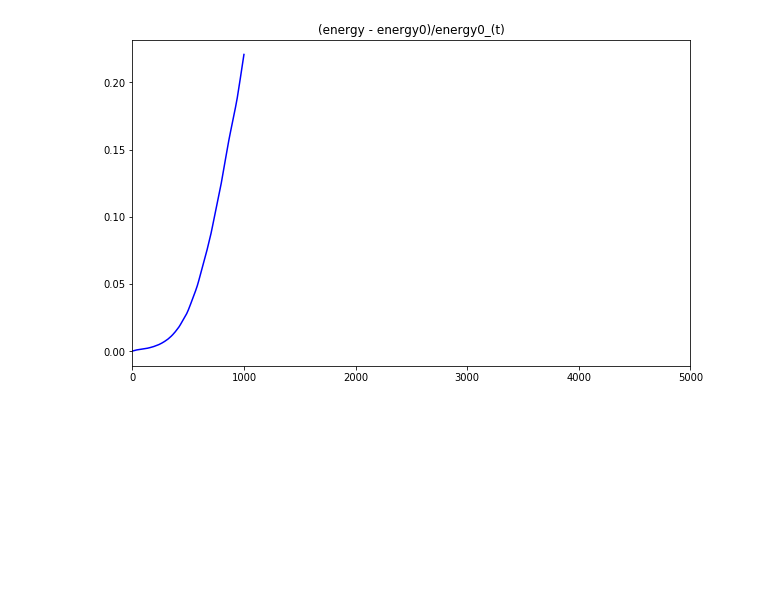
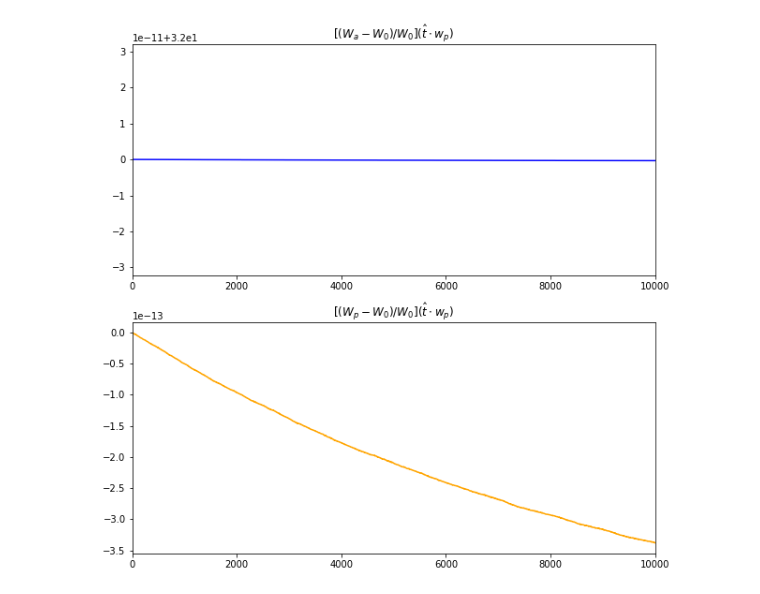
Before and after one commit to vakurshakov/plasma_confinement, a Jupyter notebook: diagnostics/energy_conservation/Energy_conservation.ipynb, the cells around one changed output. Drawn from its saved outputs; the diff is of its cells as text; code cells hidden in the pictures; blank space fills up the shorter version.

```diff
--- a/diagnostics/energy_conservation/Energy_conservation.ipynb
+++ b/diagnostics/energy_conservation/Energy_conservation.ipynb
@@ -1,27 +1,42 @@
 # %%
-I = []
+import numpy as np
+Wp = []
+Wa = []
 
 with open("energy_values.txt", 'r') as f:
-    TIME = (int)(f.readline())
-    I0 = (float)(f.readline())
-    for t in range(TIME)[:-3]:
-        I.append(float(f.readline()[:-1]))
+    TIME_dt = f.readline()[:-1]
+    TIME = (int)(TIME_dt.split(' ')[0])
+    dt = (float)(TIME_dt.split(' ')[1])
+    W0 = (float)(f.readline())
+    for t in range(TIME):
+        Wp_Wa = f.readline()[:-1]
+        Wp.append(float(Wp_Wa.split(' ')[0]))
+        Wa.append(float(Wp_Wa.split(' ')[1]))
+
+Wp = np.asarray(Wp)
+Wa = np.asarray(Wa)
-# %%
-import matplotlib.pyplot as plt
-import matplotlib.animation as animation
-import math
-
-%matplotlib inline
-
-fig = plt.figure(figsize=(10,6))
-ax = fig.add_subplot(111, xlim=(0, TIME)); ax.set_title("(energy - energy0)/energy0_(t)")
-
-dI = [(i-I0)/I0 for i in I]
-
-
-ax.plot(range(TIME)[:1003-3], dI[:1000], color = 'blue')
-
-#fig.savefig("acceleration of elecrton in electrostatic field 20201121.png")
-plt.show()
-# %% [output]
-[figure, removed]
+# %%
+import matplotlib.pyplot as plt
+import matplotlib.animation as animation
+import datetime
+import math
+
+%matplotlib inline
+
+fig = plt.figure(figsize=(10,10))
+ax1 = fig.add_subplot(211, xlim=(0, TIME)); ax1.set_title(r"$[(W_a - W_0)/W_0](\hat{t} \cdot w_p)$")
+ax2 = fig.add_subplot(212, xlim=(0, TIME)); ax2.set_title(r"$[(W_p - W_0)/W_0](\hat{t} \cdot w_p)$")
+
+t = np.asarray(range(TIME))
+dWa = [(w-W0)/W0 for w in Wa]
+dWp = [(wp-W0)/W0 for wp in Wp]
+
+ax1.plot(t, dWa, color = 'blue')
+ax2.plot(t, dWp, color = 'orange')
+
+now = datetime.datetime.now()
+#fig.savefig("evolution of heated plasma, ref. boundaries, w. atomic (" + now.strftime('%Y%m%d, %H_%M') + ").png")
+
+plt.show()
+# %% [output]
+[figure, added]
```
Also changed, not shown: 40 other files.
